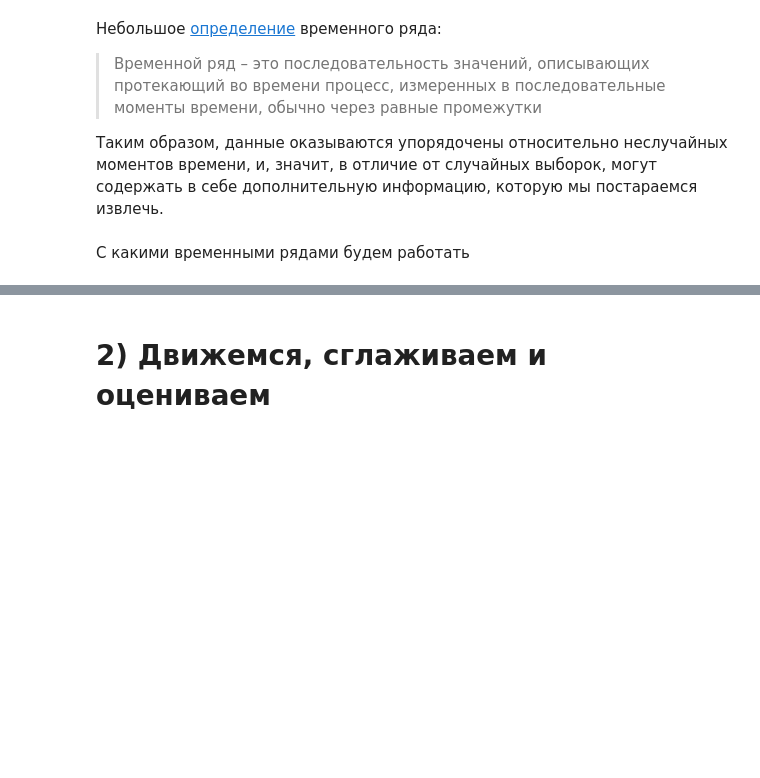
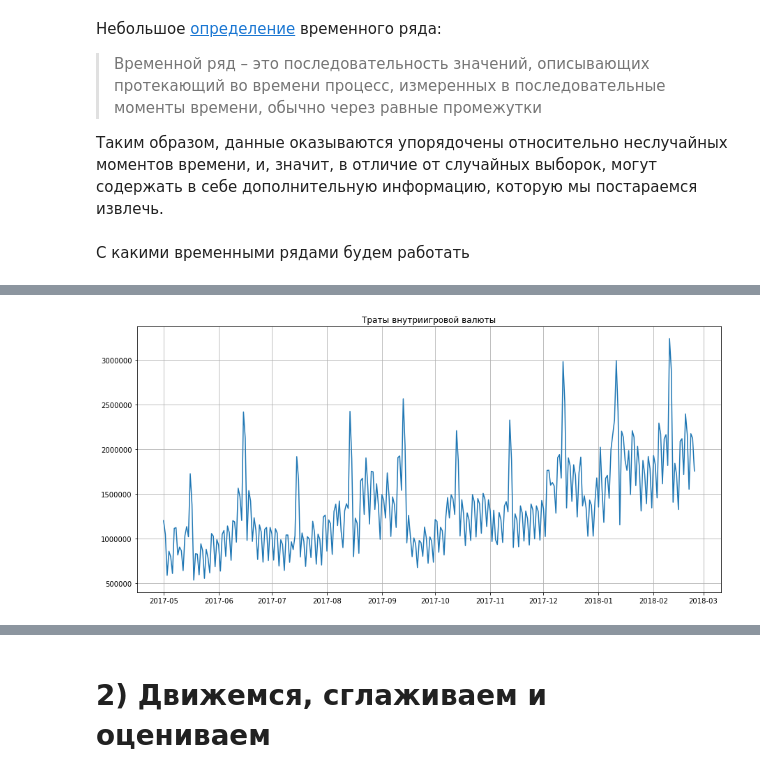
Before and after one commit to DmitrySerg/SkillFactory_ML, a Jupyter notebook: TimeSeries_in_Python.ipynb, the cells around one changed output, grey strips where cells are left out. Saved outputs shown, nothing was run; the diff lists cells and outputs as text; code cells hidden in the pictures; blank space fills up the shorter version.

```diff
--- a/TimeSeries_in_Python.ipynb
+++ b/TimeSeries_in_Python.ipynb
@@ -91,0 +68,8 @@ sklearn.metrics.mean_absolute_error
+# %%
+plt.figure(figsize=(15, 7))
+plt.plot(currency.GEMS_GEMS_SPENT)
+plt.title('Траты внутриигровой валюты')
+plt.grid(True)
+plt.show()
+# %% [output]
+[figure, added]
```
Also changed, not shown: parts of 85 cells of this notebook.
